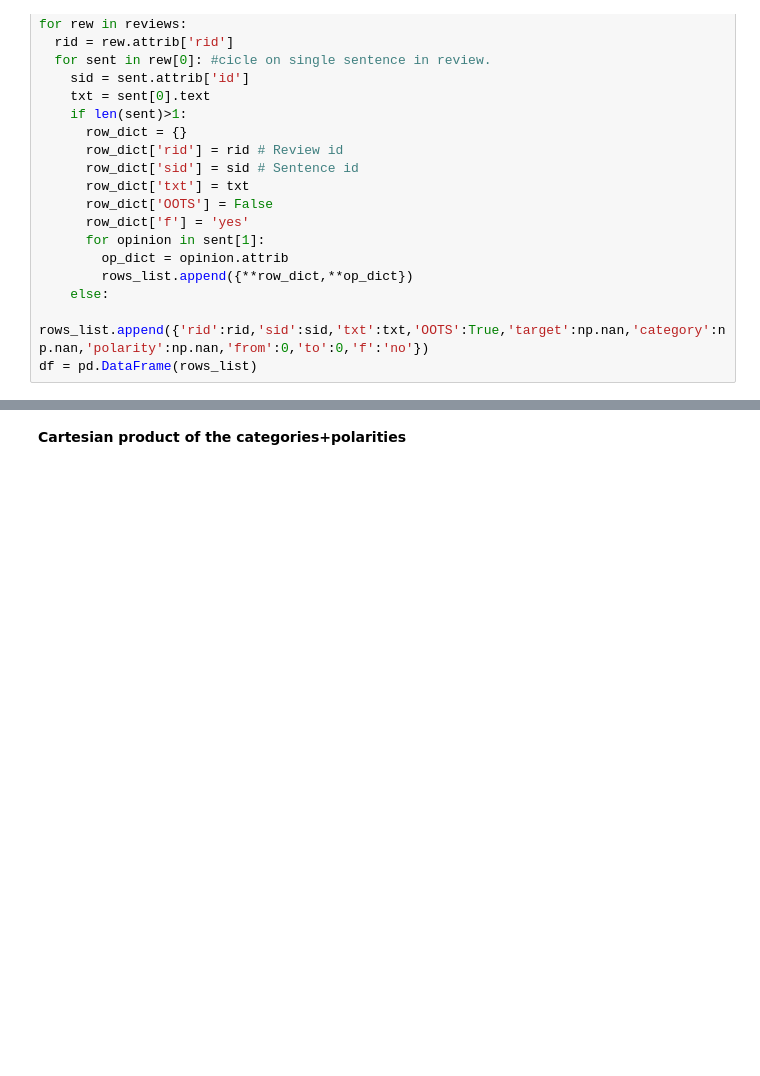
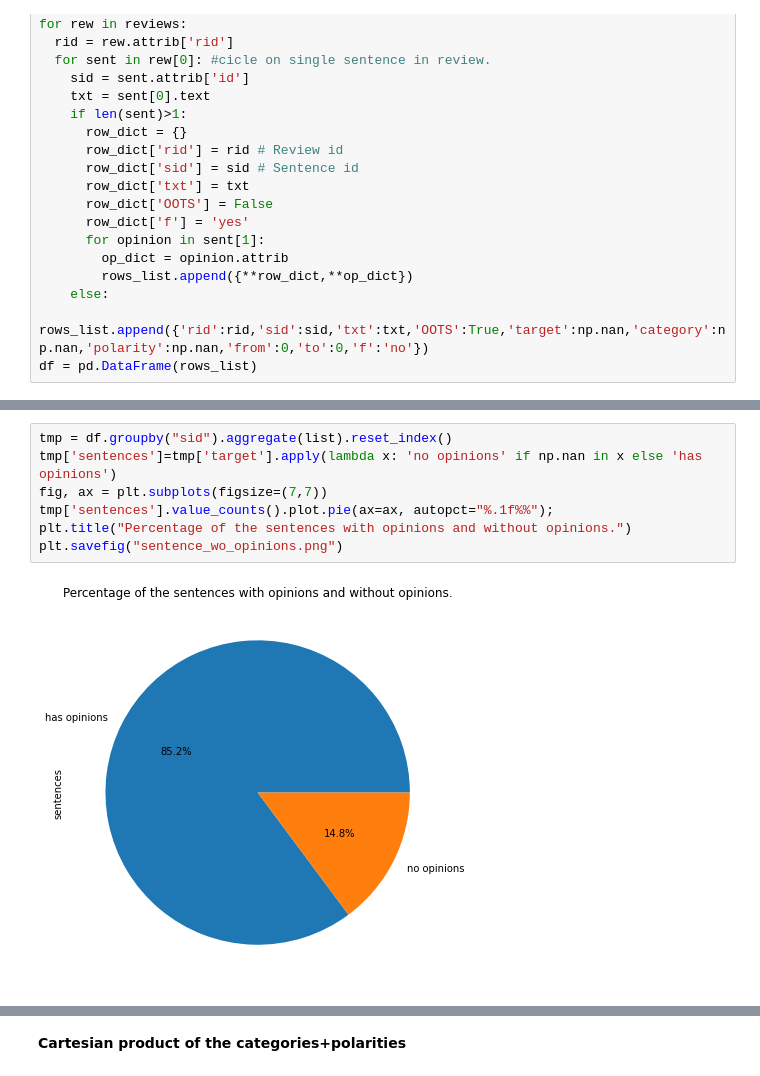
Before and after one commit to simone-rizzo/TABSA-Semeval-Competition, a Jupyter notebook: hlt_project.ipynb, the cells around one changed output, grey strips where cells are left out. Drawn from its saved outputs; the diff is of its cells as text; blank space fills up the shorter version.

```diff
--- a/hlt_project.ipynb
+++ b/hlt_project.ipynb
@@ -109,0 +109,9 @@ Name: sid, Length: 1315, dtype: int64
+# %%
+tmp = df.groupby("sid").aggregate(list).reset_index()
+tmp['sentences']=tmp['target'].apply(lambda x: 'no opinions' if np.nan in x else 'has opinions')
+fig, ax = plt.subplots(figsize=(7,7))
+tmp['sentences'].value_counts().plot.pie(ax=ax, autopct="%.1f%%");
+plt.title("Percentage of the sentences with opinions and without opinions.")
+plt.savefig("sentence_wo_opinions.png")
+# %% [output]
+[figure, added]
```
Also changed, not shown: parts of 109 cells of this notebook.
